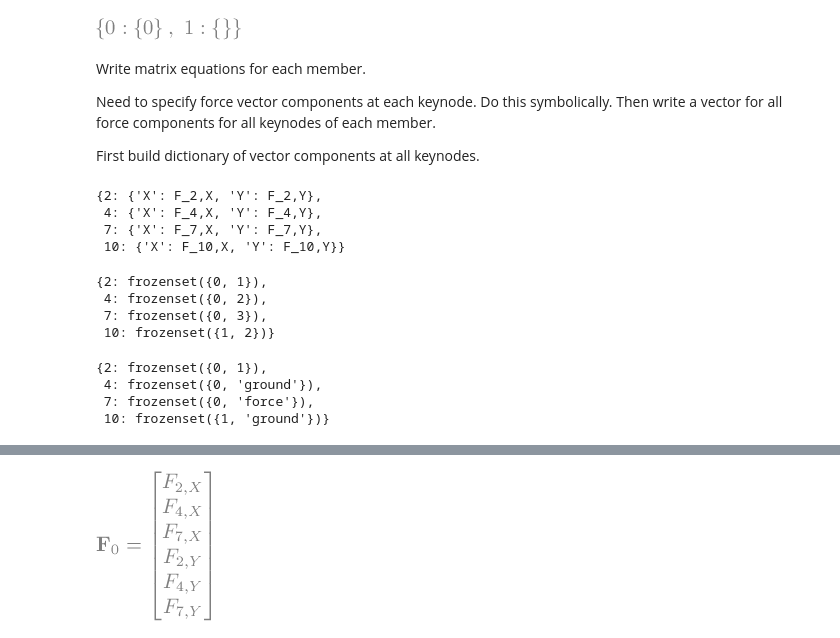
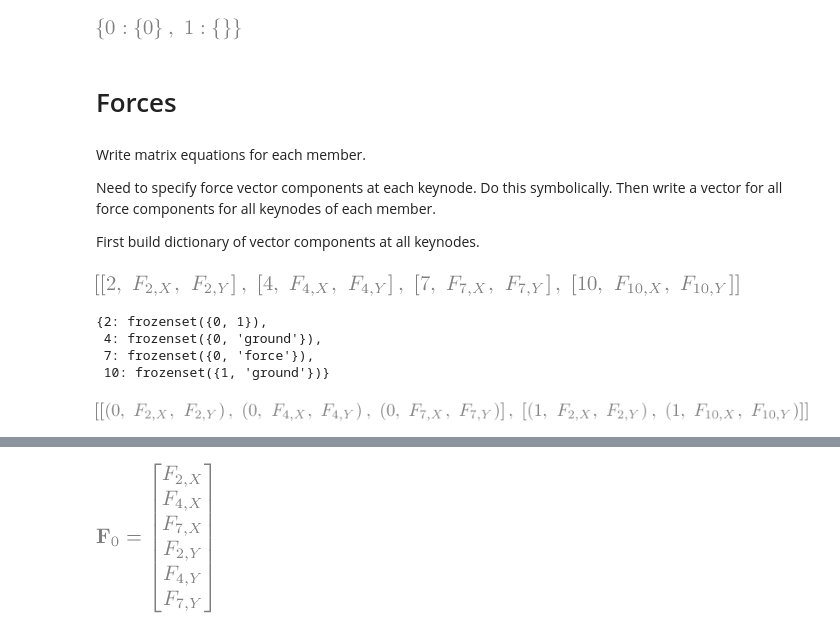
Before and after one commit to cstarkjp/ConceptualDesign, a Jupyter notebook: Notebooks/Demo.ipynb, the cells around one changed output, grey strips where cells are left out. Saved outputs shown, nothing was run; the diff lists cells and outputs as text; code cells hidden in the pictures.

```diff
--- a/Notebooks/Demo.ipynb
+++ b/Notebooks/Demo.ipynb
@@ -49,6 +50,8 @@ geometry.d_keynode_appliedload
 geometry.d_member_appliedloads
 # %% [output]
 [figure]
+# %% [markdown]
+# Forces
 # %%
 forces = Forces(geometry)
 # %%
@@ -64,25 +67,15 @@ First build dictionary of vector components at all keynodes.
 # %%
 d_keynode_fvc = {
     keynode_: {
         "X": Symbol(rf"F_{keynode_},X", real=True,),
         "Y": Symbol(rf"F_{keynode_},Y", real=True,),
     }
     for keynode_ in geometry.d_keynode_members
 }
 [(fvc_["X"],fvc_["Y"]) for fvc_ in d_keynode_fvc.values()]
-d_keynode_fvc
+[[Integer(keynode_)]+[fvc_ for fvc_ in d_keynode_fvc[keynode_].values()] for keynode_ in d_keynode_fvc]
 # %% [output]
-{2: {'X': F_2,X, 'Y': F_2,Y},
- 4: {'X': F_4,X, 'Y': F_4,Y},
- 7: {'X': F_7,X, 'Y': F_7,Y},
- 10: {'X': F_10,X, 'Y': F_10,Y}}
+[figure, added]
-# %%
-geometry.d_keynode_communities
-# %% [output]
-{2: frozenset({0, 1}),
- 4: frozenset({0, 2}),
- 7: frozenset({0, 3}),
- 10: frozenset({1, 2})}
 # %%
 geometry.d_keynode_members
 # %% [output]
@@ -95,3 +88,6 @@ d_member_fvc = {
     member_: [d_keynode_fvc[keynode_] for keynode_ in keynodes_]
     for member_, keynodes_ in geometry.d_member_keynodes.items()
 }
+[[(Integer(member_),fxy_["X"],fxy_["Y"]) for fxy_ in d_member_fvc[member_]] for member_,fvc_ in d_member_fvc.items()]
+# %% [output]
+[figure, added]
```
Also changed, not shown: parts of 8 cells of this notebook, 2 other files.
